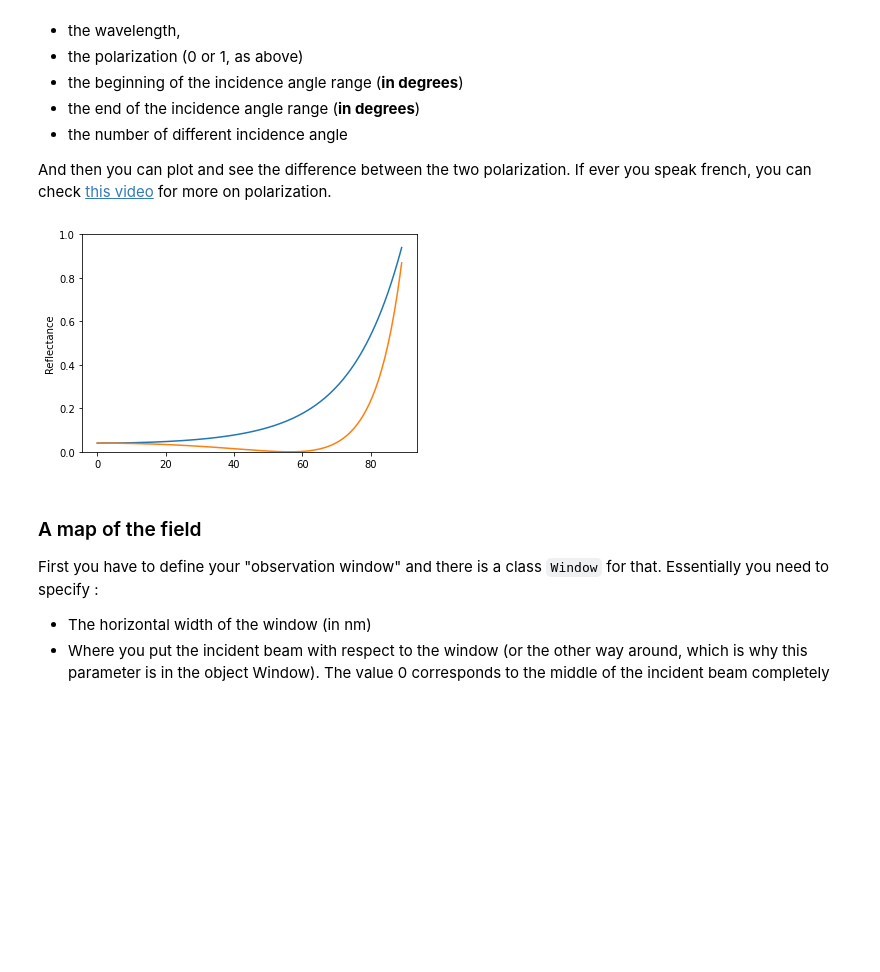
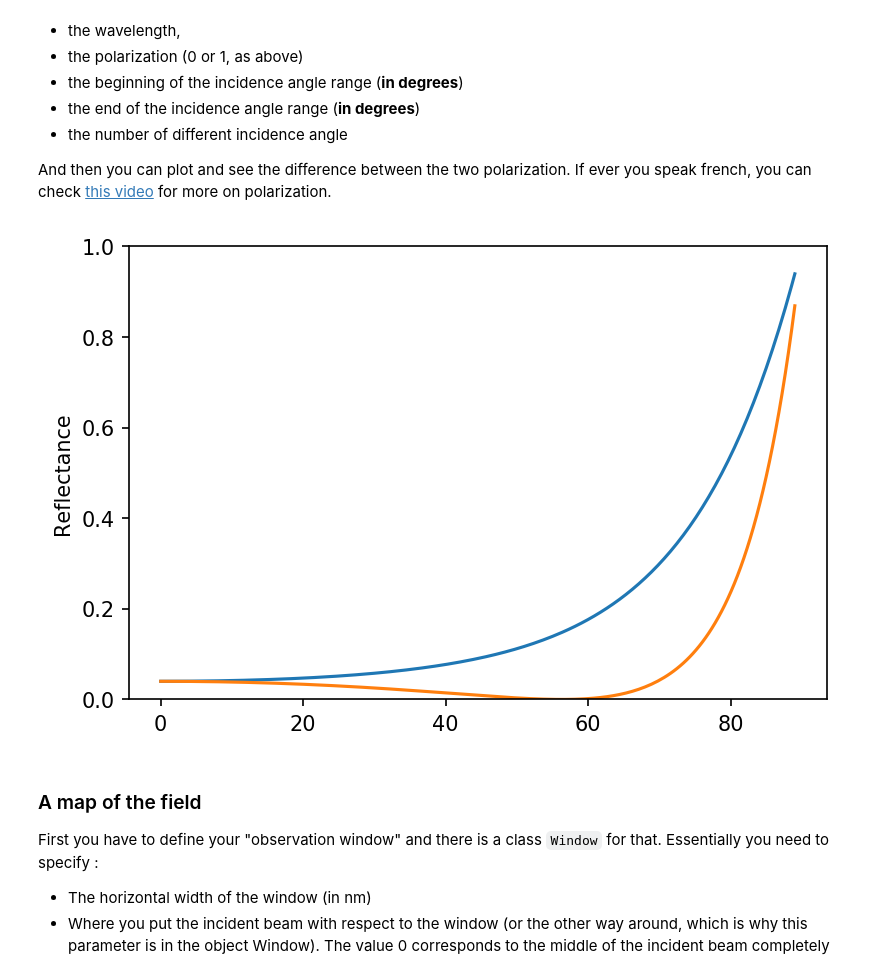
Before and after one commit to AnMoreau/PyMoosh, a Jupyter notebook: notebooks/Start.ipynb, the cells around one changed output. Drawn from its saved outputs; the diff is of its cells as text; code cells hidden in the pictures; blank space fills up the shorter version.

```diff
--- a/notebooks/Start.ipynb
+++ b/notebooks/Start.ipynb
@@ -124,19 +128,21 @@ And then you can plot and see the difference between the two polarization. If ev
 # %%
 # For TE polarization
 incidence,r,t,R,T=Angular(interface,wavelength,0.,0.,89.,200)
 # For TM polarization, same incidence angles
 incidence,r_p,t_p,R_p,T_p=Angular(interface,wavelength,1.,0.,89.,200)
 
 # Visualization of the result
 import matplotlib.pyplot as plt
+plt.rcParams['figure.dpi'] = 150
+
 plt.figure(1)
 plt.plot(incidence,R)
 plt.plot(incidence,R_p)
 plt.ylabel('Reflectance')
 plt.ylim(0,1)
 plt.show()
 # %% [output]
-[figure, old version]
+[figure, new version]
 # %% [markdown]
 ### A map of the field
 
```
Also changed, not shown: parts of 8 cells of this notebook, 2 other files.
